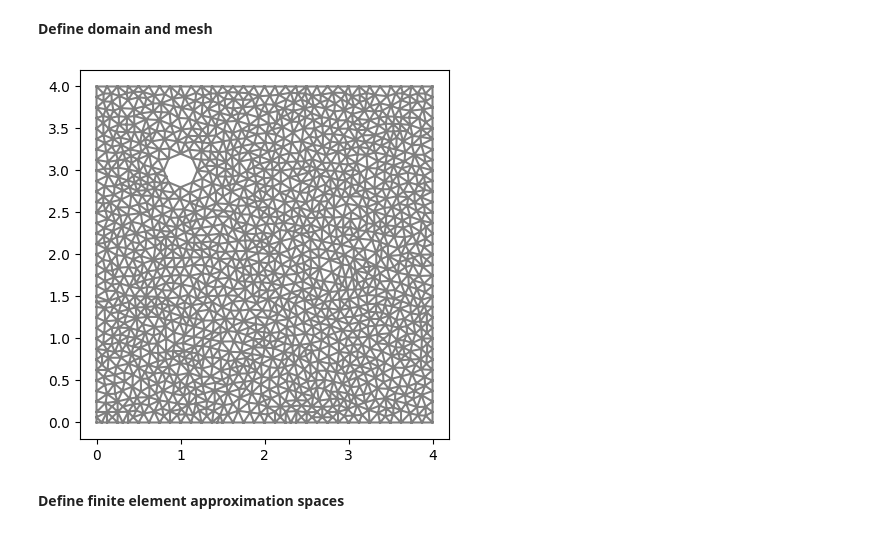
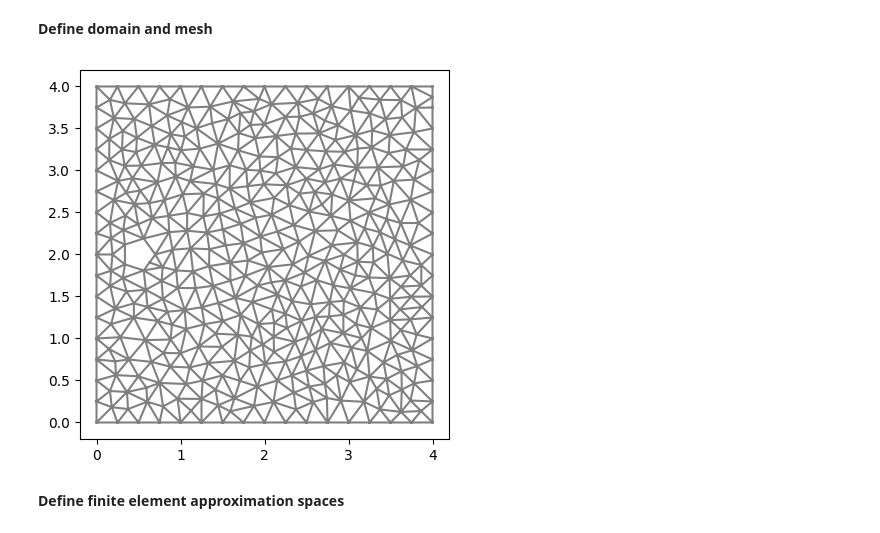
Before and after one commit to johanhoffman/DD2365_VT24, a Jupyter notebook: Lab3/gustafbjurstam_lab3.ipynb, the cells around one changed output. Cells and saved outputs as stored; diff of their text form; code cells hidden in the pictures.

```diff
--- a/Lab3/gustafbjurstam_lab3.ipynb
+++ b/Lab3/gustafbjurstam_lab3.ipynb
@@ -156,36 +156,36 @@ To read more about how to use similar methods for more complex problems, see e.g
 # %%
 # Define rectangular domain
 L = 4
 H = 4
 
 # Define circle
-#xc = 0.5
-#yc = 0.5*H
-xc = 0.25*L
-yc = 0.75*H
+xc = 0.5
+yc = 0.5*H
+#xc = 0.25*L
+#yc = 0.75*H
 rc = 0.2
 
 # Generate mesh (examples with and without a hole in the mesh)
-resolution = 32
+resolution = 16
 #mesh = RectangleMesh(Point(0.0, 0.0), Point(L, H), L*resolution, H*resolution)
 mesh = generate_mesh(Rectangle(Point(0.0,0.0), Point(L,H)) - Circle(Point(xc,yc),rc), resolution)
 
 # Local mesh refinement (specified by a cell marker)
 init_no_levels = 0
 for i in range(0,init_no_levels):
   cell_marker = MeshFunction("bool", mesh, mesh.topology().dim())
   for cell in cells(mesh):
     cell_marker[cell] = False
     p = cell.midpoint()
     if p.distance(Point(0.5, 0.5)) < 1.0:
         cell_marker[cell] = True
   mesh = refine(mesh, cell_marker)
 
 plt.figure()
 plot(mesh)
 plt.show()
 # %% [output]
-[figure, old version]
+[figure, new version]
 # %% [markdown]
 **Define finite element approximation spaces**
 # %%
```
Also changed, not shown: parts of 5 cells of this notebook.
